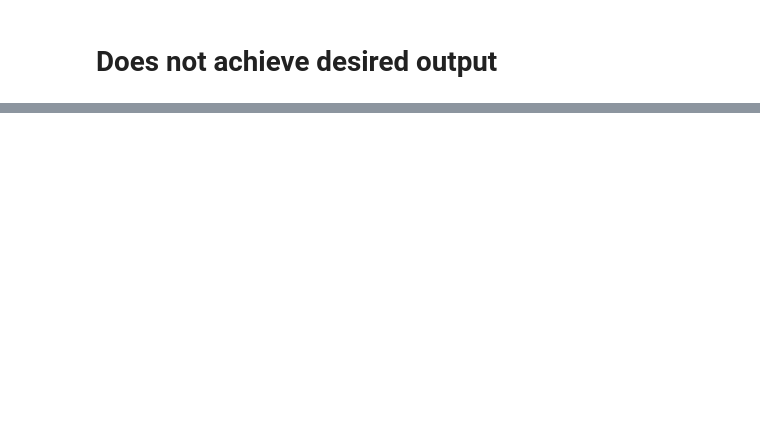
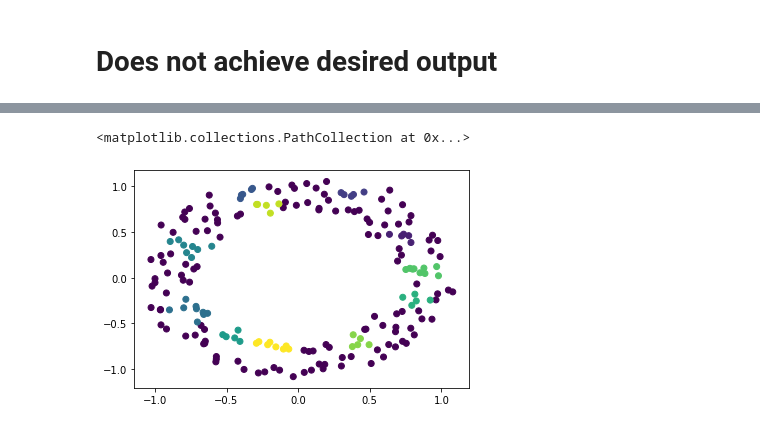
Before and after one commit to pulkit10251/cbData-Science-Master, a Jupyter notebook: MachineLearning/K-means/K-means vs DBSCAN.ipynb, the cells around one changed output, grey strips where cells are left out. Drawn from its saved outputs; the diff is of its cells as text; code cells hidden in the pictures; blank space fills up the shorter version.

```diff
--- a/MachineLearning/K-means/K-means vs DBSCAN.ipynb
+++ b/MachineLearning/K-means/K-means vs DBSCAN.ipynb
@@ -43,0 +56,5 @@ plt.show()
+# %%
+plt.scatter(X[:,0],X[:,1],c=y)
+# %% [output]
+<matplotlib.collections.PathCollection at 0x...>
+[figure, added]
```
Also changed, not shown: parts of 7 cells of this notebook.
